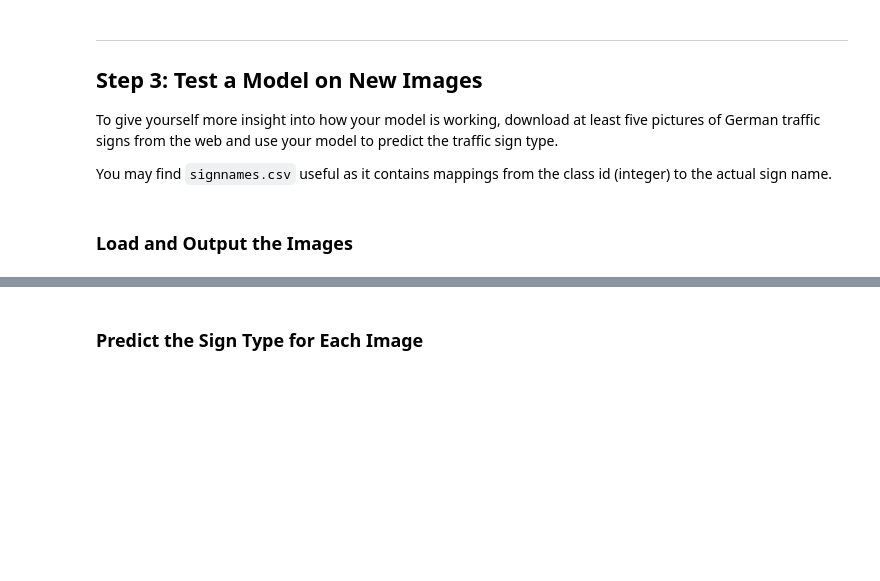
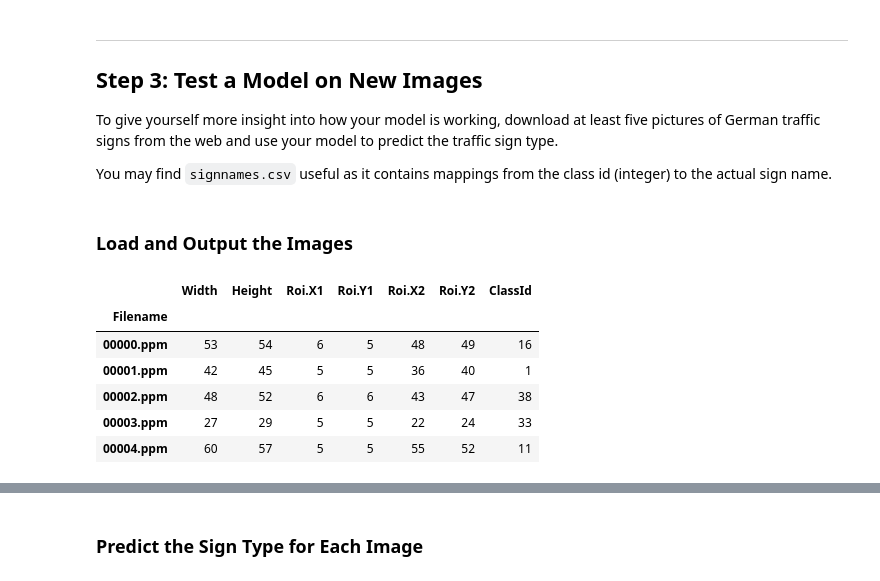
Before and after one commit to dengjianbo3/Self_driving_projects, a Jupyter notebook: P3-Traffic-Sign-Classifier/Traffic_Sign_Classifier.ipynb, the cells around one changed output, grey strips where cells are left out. Drawn from its saved outputs; the diff is of its cells as text; code cells hidden in the pictures; blank space fills up the shorter version.

```diff
--- a/P3-Traffic-Sign-Classifier/Traffic_Sign_Classifier.ipynb
+++ b/P3-Traffic-Sign-Classifier/Traffic_Sign_Classifier.ipynb
@@ -377,0 +393,21 @@ for file in os.listdir(final_test_image_dir)[:5]:
+# %%
+### Load the images and plot them here.
+### Feel free to use as many code cells as needed.
+final_test_images_dir = './final_test/Final_Test/Images/'
+final_test_labels_dir = './final_test/Final_test.csv'
+
+import os
+import random
+
+final_test = random.sample(os.listdir(final_test_images_dir), 1000)
+# %%
+final_test_labels = pd.read_csv(final_test_labels_dir, sep=";", index_col='Filename')
+final_test_labels.head()
+# %% [output]
+|  | Width | Height | Roi.X1 | Roi.Y1 | Roi.X2 | Roi.Y2 | ClassId |
+| Filename |  |  |  |  |  |  |  |
+| 00000.ppm | 53 | 54 | 6 | 5 | 48 | 49 | 16 |
+| 00001.ppm | 42 | 45 | 5 | 5 | 36 | 40 | 1 |
+| 00002.ppm | 48 | 52 | 6 | 6 | 43 | 47 | 38 |
+| 00003.ppm | 27 | 29 | 5 | 5 | 22 | 24 | 33 |
+| 00004.ppm | 60 | 57 | 5 | 5 | 55 | 52 | 11 |
```
Also changed, not shown: parts of 15 cells of this notebook.
